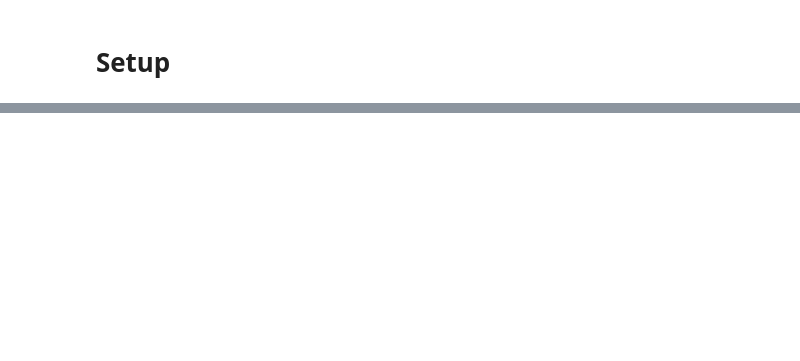
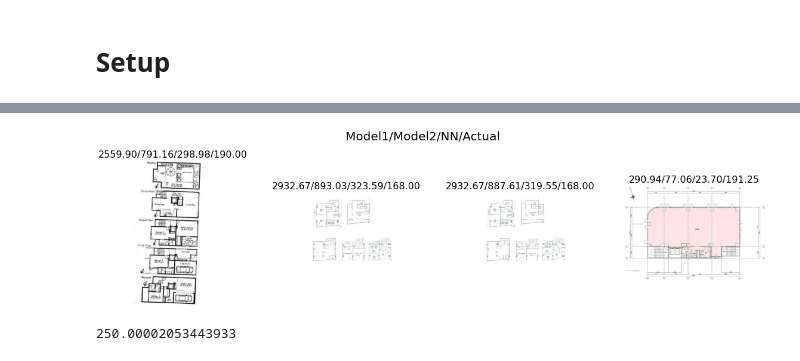
Before and after one commit to jiyans/real_estate_analysis, a Jupyter notebook: analysis/python/qualitative_analysis.ipynb, the cells around one changed output, grey strips where cells are left out. Cells and saved outputs as stored; diff of their text form; code cells hidden in the pictures; blank space fills up the shorter version.

```diff
--- a/analysis/python/qualitative_analysis.ipynb
+++ b/analysis/python/qualitative_analysis.ipynb
@@ -236,0 +272,10 @@ HTML(sg.render_html())
+# %%
+df["mod1preds"] = mod1.predict(df)
+df["mod2preds"] = mod2.predict(df)
+df["exp_mod1preds"] = np.exp(df["mod1preds"])
+df["exp_mod2preds"] = np.exp(df["mod2preds"])
+# %%
+mistakes = (df["mod1preds"] - df["mod2preds"]).sort_values()
+# %%
+underestimates = mistakes[:4].index.to_list()
+overestimates = mistakes[-10:-5].index.to_list()
@@ -236,0 +287,9 @@ HTML(sg.render_html())
+# %%
+x = show_pred_imgs(pred_tup(overestimates, ("exp_mod1preds", "exp_mod2preds","exp_viz_preds", "exp_viz_targs")),figsize=(20, 5))
+# x.savefig("../../paper/assets/overpreds.png", dpi=300)
+# %% [output]
+[figure, added]
+# %%
+df["exp_viz_targs"].max()
+# %% [output]
+250.00002053443933
```
Also changed, not shown: parts of 28 cells of this notebook.
